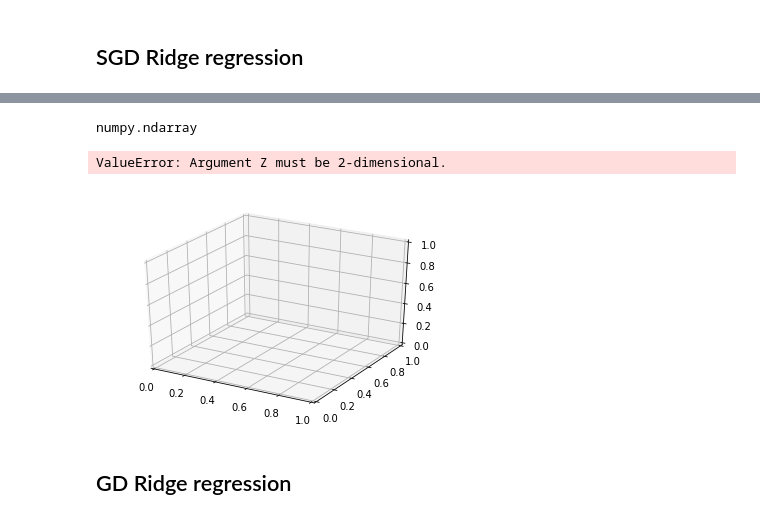
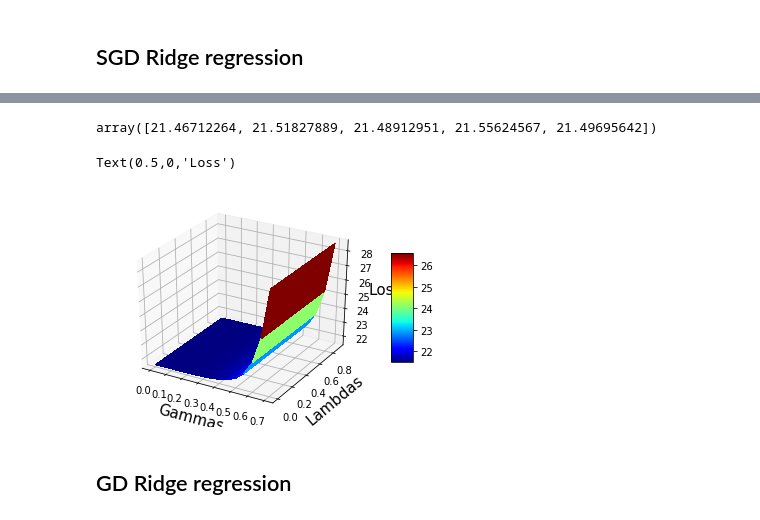
Before and after one commit to PaulineMauryL/MachineLearningProject1, a Jupyter notebook: Projet_1_Clean.ipynb, the cells around one changed output, grey strips where cells are left out. Cells and saved outputs as stored; diff of their text form; code cells hidden in the pictures.

```diff
--- a/Projet_1_Clean.ipynb
+++ b/Projet_1_Clean.ipynb
@@ -35,7 +35,7 @@ x_train.shape[0]
 nb_fold = 5
 # %%
 # Define the parameters of the algorithm. (probably change afterwards)
-max_iters = 10   #les plots sont moches parce que j'ai fait avec 20 ici
+max_iters = 1000   #les plots sont moches parce que j'ai fait avec 20 ici
 batch_size = 1
 
 # Initialization
@@ -43,7 +43,8 @@ w_initial = np.random.rand(x_train.shape[1])
 # %%
 # For grid search of hyperparameters
 num_intervals = 15
-gammas = np.linspace(0, 0.70, num_intervals)
+#gammas = np.linspace(0, 0.20, num_intervals)
+gammas = np.array([0.001, 0.005, 0.01, 0.05, 0.1, 0.5])
 lambdas = np.logspace(-4, -0.05, num_intervals)
 # %% [markdown]
 ## GD Least squares
@@ -155,33 +160,35 @@ loss_valid_r_sgd, loss_train_r_sgd = ridge_sgd_hyperparam(gammas, lambdas, nb_fo
 # %%
 train_sgd_mean = np.mean(loss_train_r_sgd, axis=2)
 valid_sgd_mean = np.mean(loss_valid_r_sgd, axis=2)
-# %%
-type(loss_valid_r_sgd)
-# %% [output]
-numpy.ndarray
+# %%
+loss_valid_r_sgd[0][0]
+# %% [output]
+array([21.46712264, 21.51827889, 21.48912951, 21.55624567, 21.49695642])
 # %%
 # TODO: Plot 2D à coder   TO TEST
 from mpl_toolkits.mplot3d import Axes3D
 from matplotlib import cm
 from matplotlib.ticker import LinearLocator, FixedLocator, FormatStrFormatter
 import matplotlib.pyplot as plt
 import numpy as np
 
 fig = plt.figure()
 ax = fig.gca(projection='3d')
 X = gammas
 Y = lambdas
 X, Y = np.meshgrid(X, Y)
-Z = loss_valid_r_sgd
+Z = valid_sgd_mean
 surf = ax.plot_surface(X, Y, Z, rstride=1, cstride=1, cmap=cm.jet,
         linewidth=0, antialiased=False)
-
 fig.colorbar(surf, shrink=0.5, aspect=5)
 
+ax.set_xlabel('Gammas', fontsize=15)
+ax.set_ylabel('Lambdas', fontsize=15)
+ax.set_zlabel('Loss', fontsize=15)
 #plt.savefig('hyperparam.png')
 # %% [output]
-ValueError: Argument Z must be 2-dimensional.
+Text(0.5,0,'Loss')
-[figure, old version]
+[figure, new version]
 # %%
 # Minimum values for ls_sgd
 ind = np.unravel_index(np.argmin(valid_sgd_mean, axis=None), valid_sgd_mean.shape)
```
Also changed, not shown: parts of 4 cells of this notebook, 1 other file.
